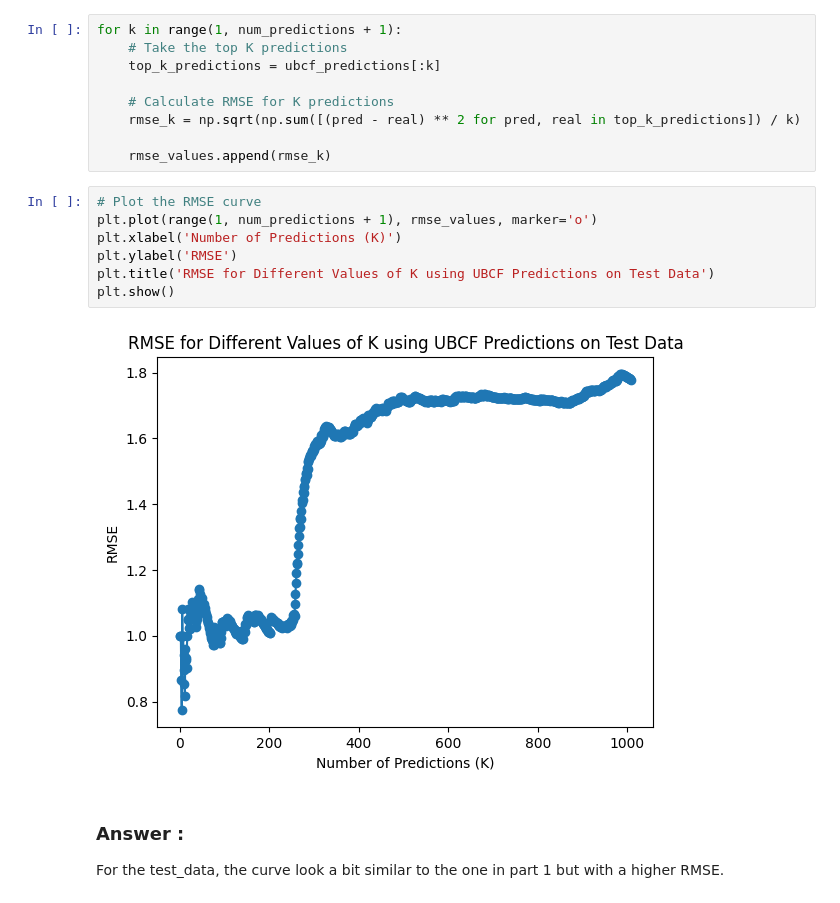
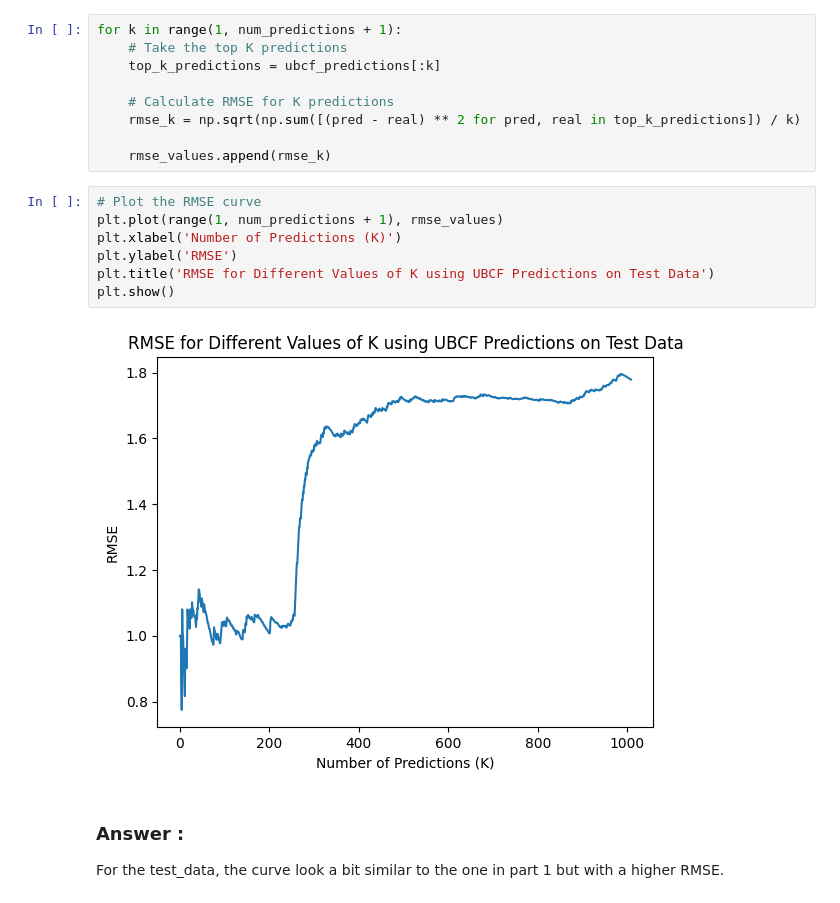
Before and after one commit to JackThay/NAM_TP8, a Jupyter notebook: TP8_Student_Jack-THAY_Thierry-UNG.ipynb, the cells around one changed output. Saved outputs shown, nothing was run; the diff lists cells and outputs as text.

```diff
--- a/TP8_Student_Jack-THAY_Thierry-UNG.ipynb
+++ b/TP8_Student_Jack-THAY_Thierry-UNG.ipynb
@@ -679,13 +679,13 @@ for k in range(1, num_predictions + 1):
     rmse_values.append(rmse_k)
 # %%
 # Plot the RMSE curve
-plt.plot(range(1, num_predictions + 1), rmse_values, marker='o')
+plt.plot(range(1, num_predictions + 1), rmse_values)
 plt.xlabel('Number of Predictions (K)')
 plt.ylabel('RMSE')
 plt.title('RMSE for Different Values of K using UBCF Predictions on Test Data')
 plt.show()
 # %% [output]
-[figure, old version]
+[figure, new version]
 # %% [markdown]
 ### Answer :
 For the test_data, the curve look a bit similar to the one in part 1 but with a higher RMSE.
```
